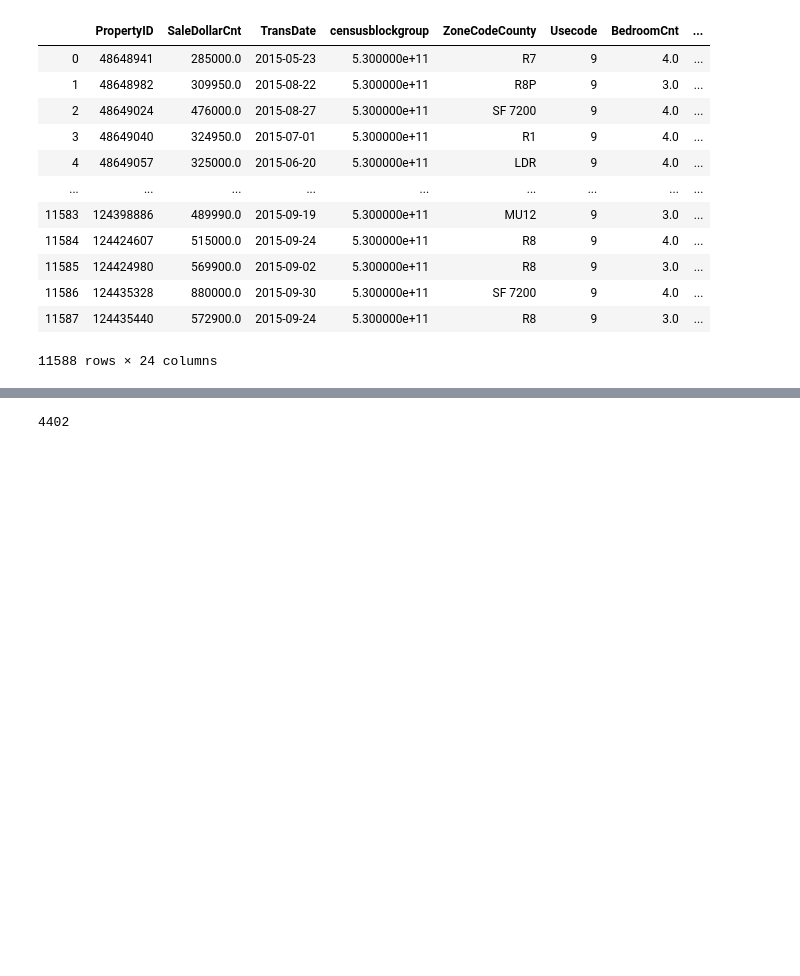
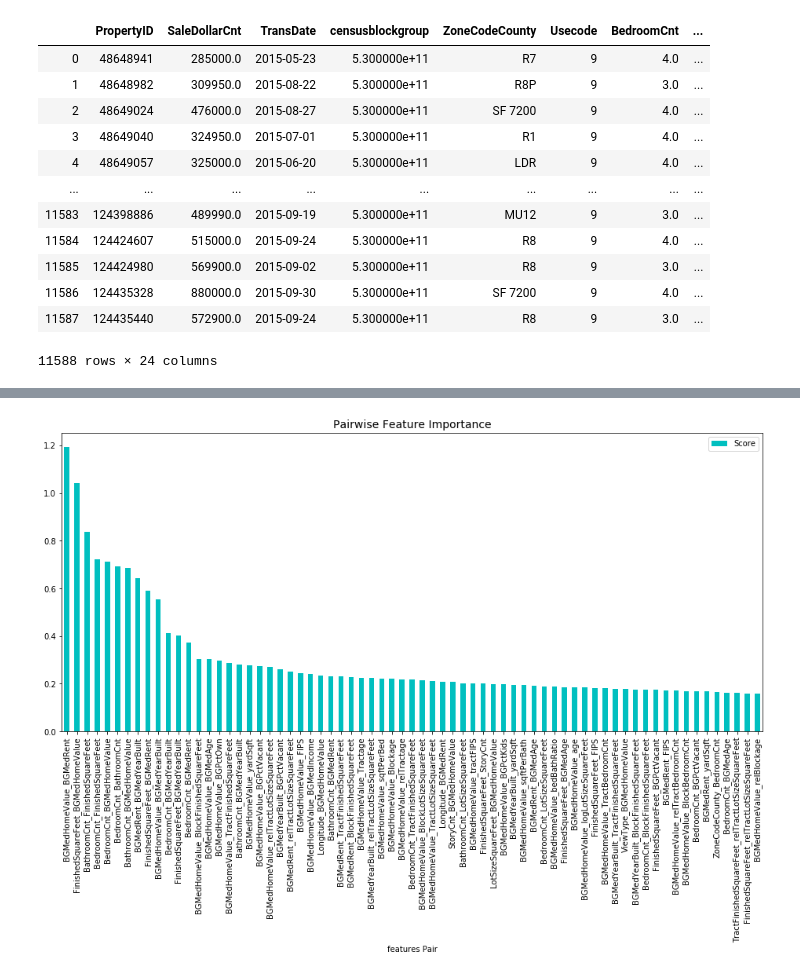
Before and after one commit to jakecwagner/predict-homePrice, a Jupyter notebook: ZestimateOut.ipynb, the cells around one changed output, grey strips where cells are left out. Cells and saved outputs as stored; diff of their text form; code cells hidden in the pictures; blank space fills up the shorter version.

```diff
--- a/ZestimateOut.ipynb
+++ b/ZestimateOut.ipynb
@@ -573,29 +605,44 @@ results = pd.DataFrame([])
 results['PropertyID'] = dfTest['PropertyID']
 results['SaleDollarCnt'] = np.exp(predTest)
 pd.DataFrame(results).to_csv('zillowResultsWagner.csv', index=False)
-# %%
-len(predTest)
-# %% [output]
-4402
 # %%
+# x_train, x_test, y_train, y_test = train_test_split(xTrain, yLogTrain, test_size=0.2)
+
+# x_trainNew = myTransform(x_train)
+# x_testNew = myTransform(x_test)
+
+# train_pool = Pool(
+#     data=x_trainNew,
+#     label=y_train,
+#     cat_features=[0,1,2,3]
+# )
+
+# validation_pool = Pool(
+#     data=x_testNew,
+#     label=y_test,
+#     cat_features=[0,1,2,3]
+# )
+
 # fi = model.get_feature_importance(train_pool, type="Interaction")
 
 # fi_new = []
 # for k,item in enumerate(fi):
 #     first = x_train.dtypes.index[fi[k][0]]
 #     second = x_train.dtypes.index[fi[k][1]]
 #     if first != second:
 #         fi_new.append([first + "_" + second, fi[k][2]])
 
 # feature_score = pd.DataFrame(fi_new,columns=['Feature-Pair','Score'])
 
-# feature_scoreTop = feature_score[:-1650]
-# feature_scoreTop = feature_scoreTop.sort_values(by='Score', ascending=False, inplace=False, kind='quicksort', na_position='last')
-# plt.rcParams["figure.figsize"] = (16,7)
-# ax = feature_scoreTop.plot('Feature-Pair', 'Score', kind='bar', color='c')
-# ax.set_title("Pairwise Feature Importance", fontsize = 14)
-# ax.set_xlabel("features Pair")
-# plt.show()
+feature_scoreTop = feature_score[:-2150]
+feature_scoreTop = feature_scoreTop.sort_values(by='Score', ascending=False, inplace=False, kind='quicksort', na_position='last')
+plt.rcParams["figure.figsize"] = (16,7)
+ax = feature_scoreTop.plot('Feature-Pair', 'Score', kind='bar', color='c')
+ax.set_title("Pairwise Feature Importance", fontsize = 14)
+ax.set_xlabel("features Pair")
+plt.show()
+# %% [output]
+[figure, added]
 # %%
 import shap
 
```
Also changed, not shown: parts of 7 cells of this notebook.
